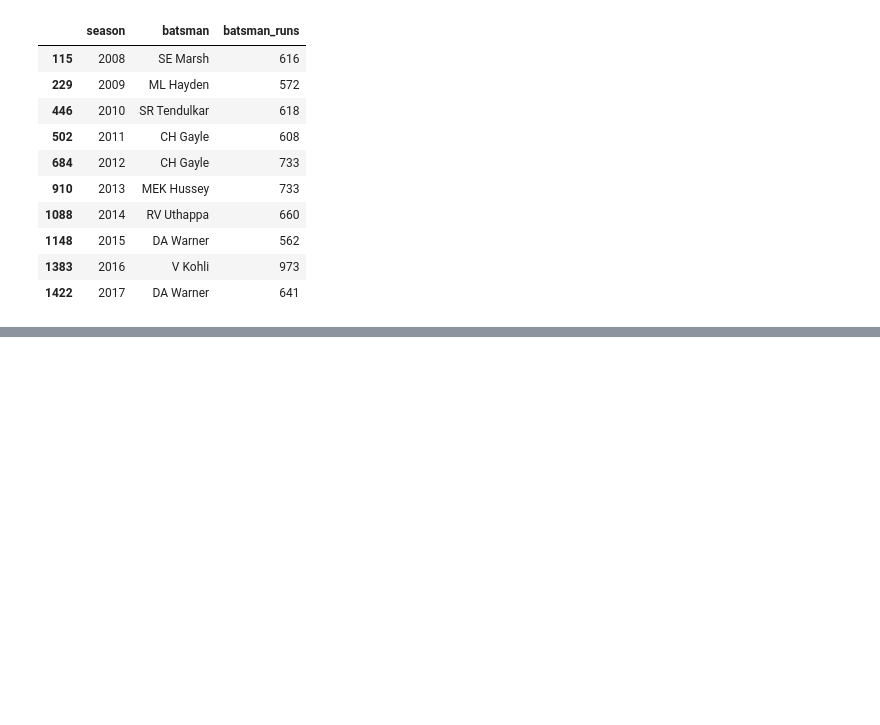
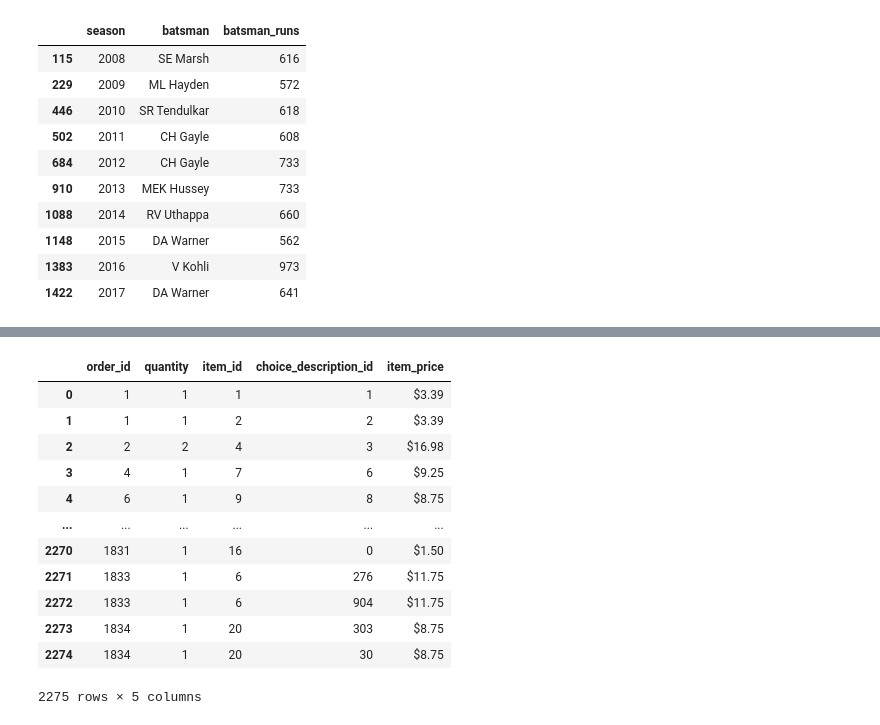
Before and after one commit to Arham097/Pandas, a Jupyter notebook: Practice_Problems.ipynb, the cells around one changed output, grey strips where cells are left out. Drawn from its saved outputs; the diff is of its cells as text; code cells hidden in the pictures; blank space fills up the shorter version.

```diff
--- a/Practice_Problems.ipynb
+++ b/Practice_Problems.ipynb
@@ -1325,0 +1334,26 @@ merged.groupby(['season','batsman'])['batsman_runs'].sum().reset_index().sort_va
+# %%
+# import like this
+import pandas as pd
+items_path = "items-1.csv"
+q1_path = "quarter-1.csv"
+q2_path = "quarter-2.csv"
+
+q1= pd.read_csv(q1_path)
+q2 = pd.read_csv(q2_path)
+
+items = pd.read_csv(items_path)
+q1
+# %% [output]
+|  | order_id | quantity | item_id | choice_description_id | item_price |
+| 0 | 1 | 1 | 1 | 1 | $3.39 |
+| 1 | 1 | 1 | 2 | 2 | $3.39 |
+| 2 | 2 | 2 | 4 | 3 | $16.98 |
+| 3 | 4 | 1 | 7 | 6 | $9.25 |
+| 4 | 6 | 1 | 9 | 8 | $8.75 |
+| ... | ... | ... | ... | ... | ... |
+| 2270 | 1831 | 1 | 16 | 0 | $1.50 |
+| 2271 | 1833 | 1 | 6 | 276 | $11.75 |
+| 2272 | 1833 | 1 | 6 | 904 | $11.75 |
+| 2273 | 1834 | 1 | 20 | 303 | $8.75 |
+| 2274 | 1834 | 1 | 20 | 30 | $8.75 |
+2275 rows × 5 columns
```
Also changed, not shown: parts of 34 cells of this notebook, 4 other files.
